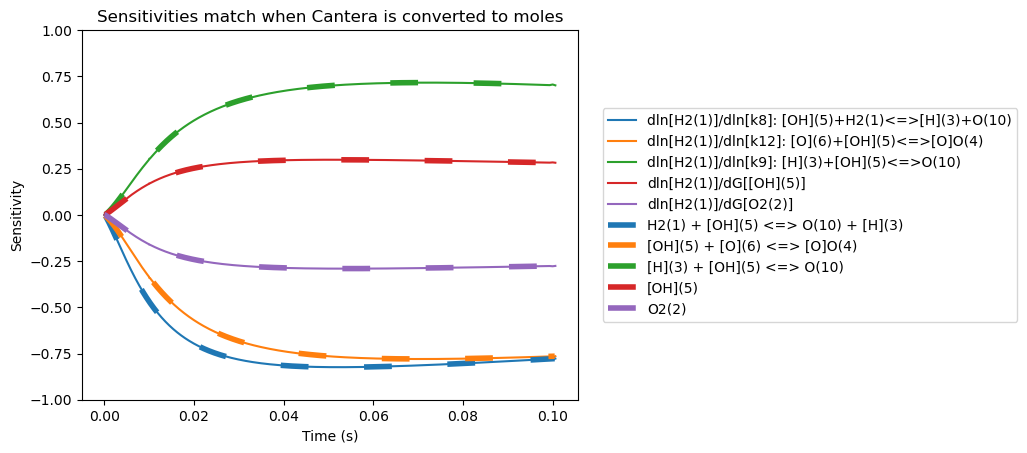
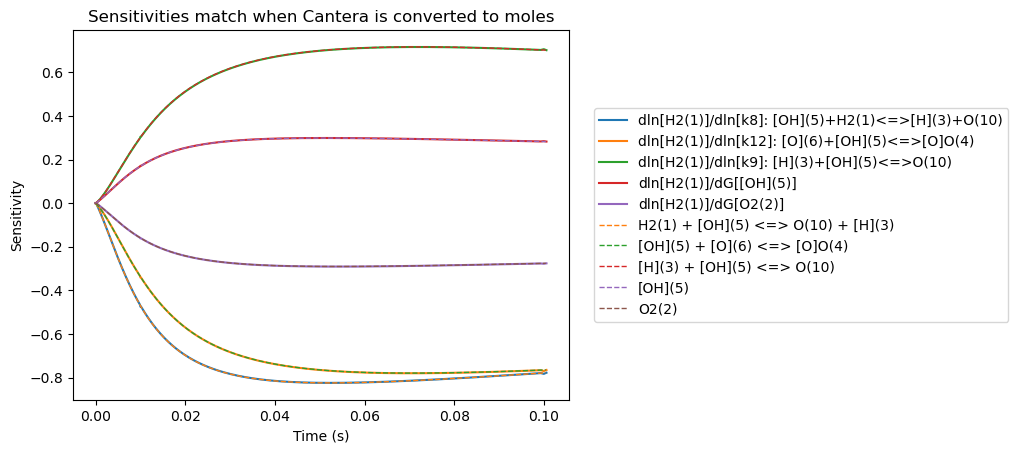
Code edit (unified diff) that turned the first committed figure into the second:
--- before
+++ after
@@ -14,5 +14,8 @@
 sorted_order = [x for _, x in sorted(zip(max_sens, indices))][::-1]
 for i in range(top_N):
+    
     j = sorted_order[i]
+    # if ':' in data_labels1[j]:
+    #     continue
     plt.plot(times1, s1_mat[:, j], label=data_labels1[j], color=colors[i % len(colors)])
 
@@ -26,9 +29,12 @@
 for i in range(top_N):
     j = sorted_order_ct[i]
-    plt.plot(times_ct, mol_sensitivities[:, j, i_H2], label=ct_label[j], linestyle=(0, (5, 10)), linewidth=4, color=colors[i% len(colors)])
+    # if '=' in ct_label[j]:
+    #     continue
+    # plt.plot(times_ct, mol_sensitivities[:, j, i_H2], label=ct_label[j], linestyle=(0, (5, 10)), linewidth=4, color=colors[i% len(colors)])
+    plt.plot(times_ct, mol_sensitivities[:, j, i_H2], label=ct_label[j], linestyle='dashed', linewidth=1, color=colors[(i+ 1)% len(colors)])
 
 plt.title('Sensitivities match when Cantera is converted to moles')
 plt.legend(loc='right', bbox_to_anchor=(1.9, 0.5))
-plt.ylim([-1, 1])
+# plt.ylim([-1, 1])
 plt.ylabel('Sensitivity')
 plt.xlabel('Time (s)')

Commit: save better script for mapping RMG/Cantera indices